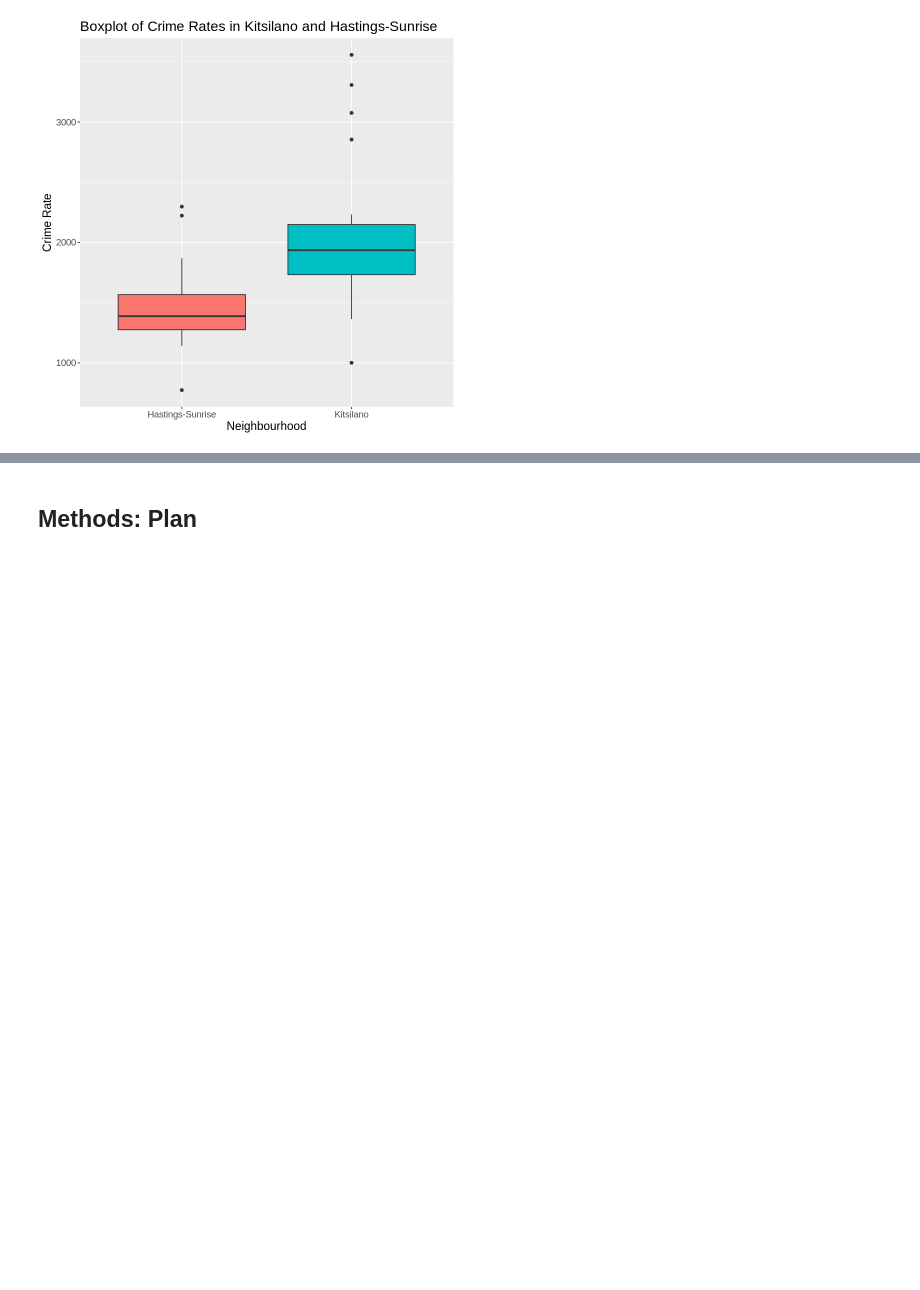
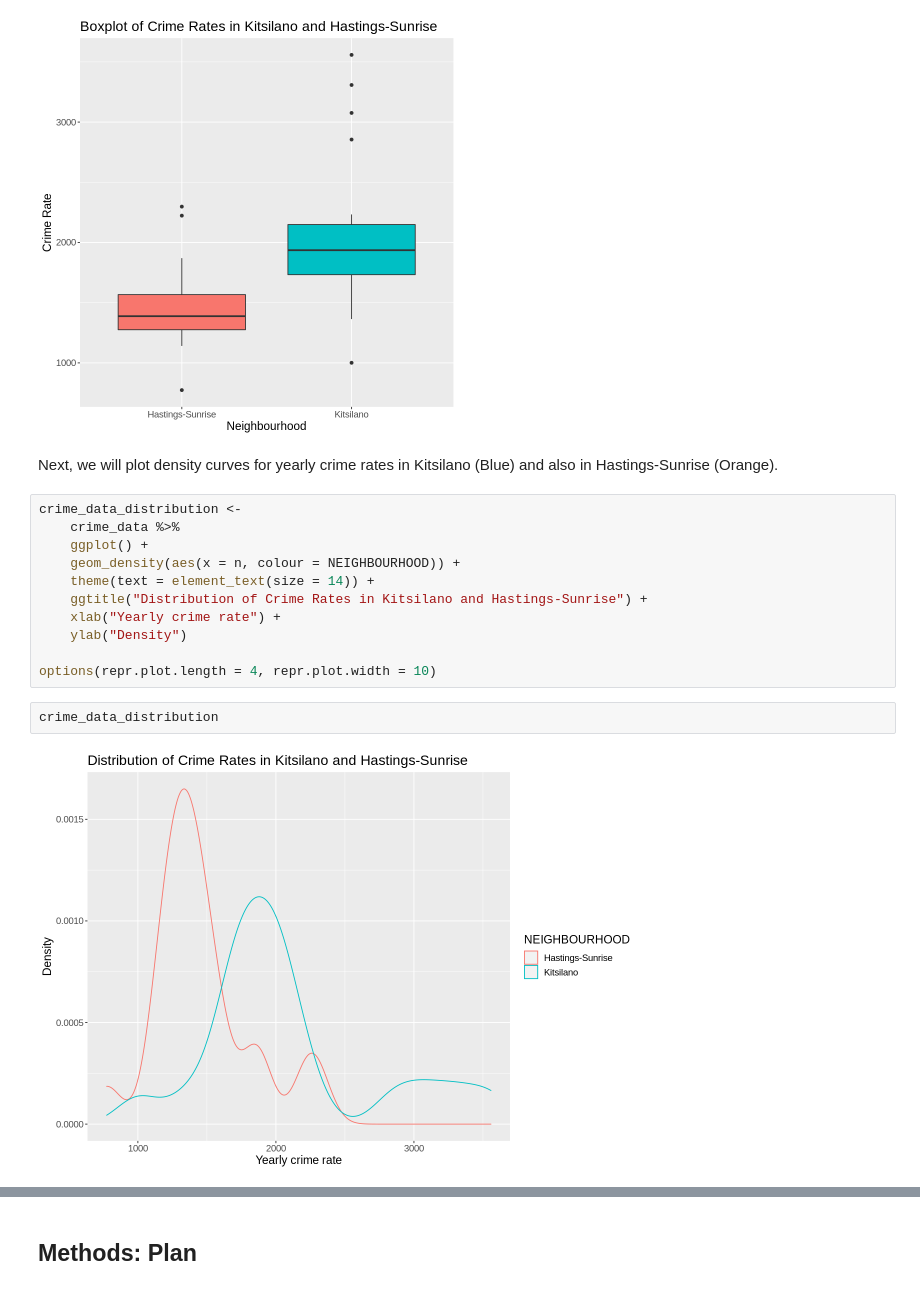
Before and after one commit to Git-Over-Here/STAT-201-Group-Project, a Jupyter notebook: Project Proposal.ipynb, the cells around one changed output, grey strips where cells are left out. Drawn from its saved outputs; the diff is of its cells as text; blank space fills up the shorter version.

```diff
--- a/Project Proposal.ipynb
+++ b/Project Proposal.ipynb
@@ -145,3 +135,20 @@ crime_graph
 Warning message:
 “`guides(<scale> = FALSE)` is deprecated. Please use `guides(<scale> = "none")` instead.”
 [figure]
+# %% [markdown]
+Next, we will plot density curves for yearly crime rates in Kitsilano (Blue) and also in Hastings-Sunrise (Orange).
+# %%
+crime_data_distribution <-
+    crime_data %>%
+    ggplot() +
+    geom_density(aes(x = n, colour = NEIGHBOURHOOD)) +
+    theme(text = element_text(size = 14)) +
+    ggtitle("Distribution of Crime Rates in Kitsilano and Hastings-Sunrise") +
+    xlab("Yearly crime rate") +
+    ylab("Density")
+
+options(repr.plot.length = 4, repr.plot.width = 10)
+# %%
+crime_data_distribution
+# %% [output]
+[figure, added]
```
Also changed, not shown: parts of 8 cells of this notebook.
